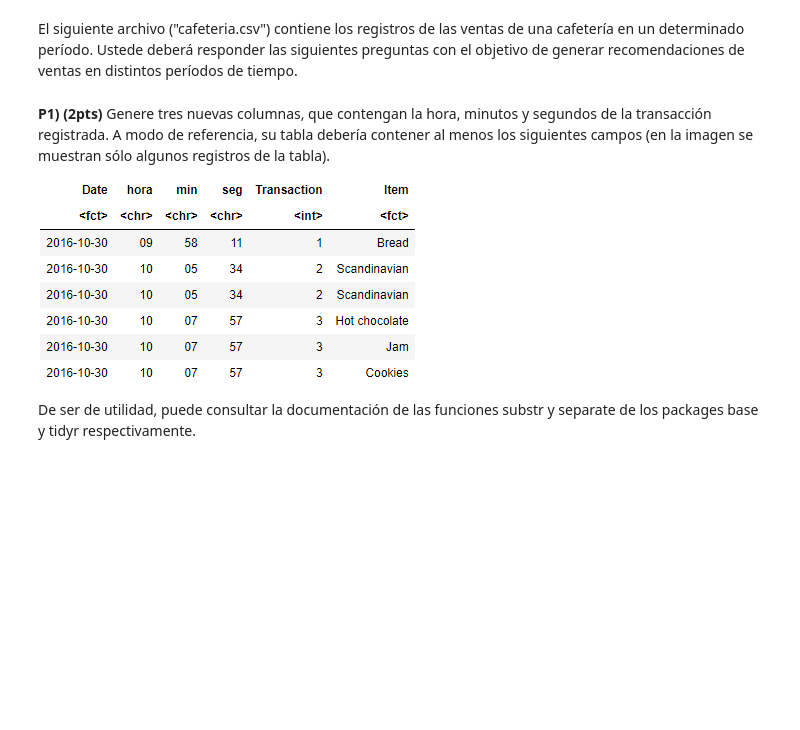
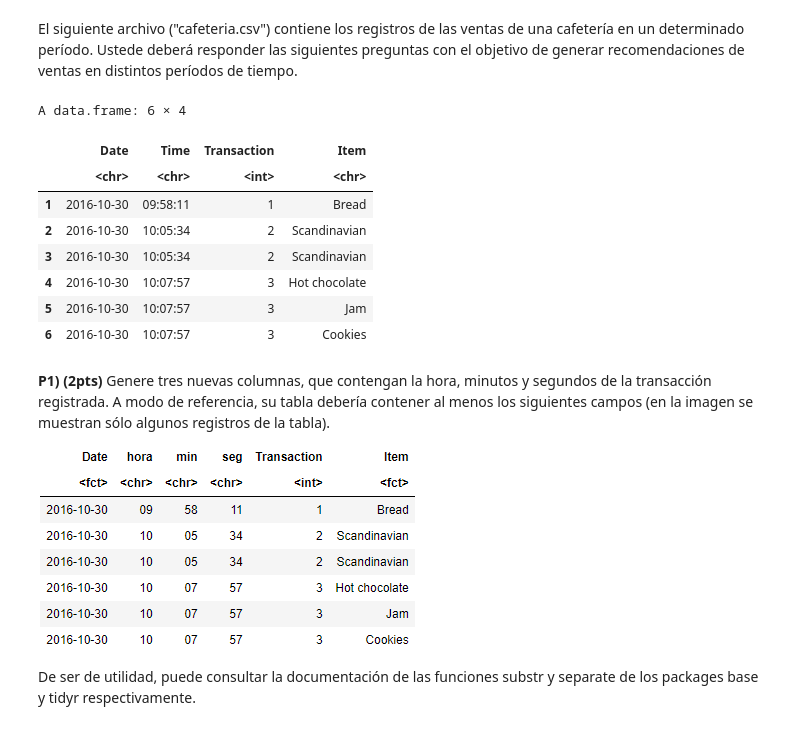
Before and after one commit to HaroldConley/diplomado_BD, a Jupyter notebook: Evaluaciones/C3/Evaluacion_final_v10.ipynb, the cells around one changed output. Drawn from its saved outputs; the diff is of its cells as text; code cells hidden in the pictures; blank space fills up the shorter version.

```diff
--- a/Evaluaciones/C3/Evaluacion_final_v10.ipynb
+++ b/Evaluaciones/C3/Evaluacion_final_v10.ipynb
@@ -300,6 +335,19 @@ El siguiente archivo ("cafeteria.csv") contiene los registros de las ventas de u
 Ustede deberá responder las siguientes preguntas con el objetivo de generar recomendaciones de ventas en distintos períodos de tiempo.
 # %%
 # Cargue aquí el archivo "cafeteria.csv"
+cafeteria <- read.csv("https://raw.githubusercontent.com/majorquev/DBDC_202206_Programacion_en_R_para_ciencia_de_datos/main/Evaluaciones/C3/cafeteria.csv")
+# %%
+cafeteria %>% head
+# %% [output]
+A data.frame: 6 × 4
+|  | Date | Time | Transaction | Item |
+|  | <chr> | <chr> | <int> | <chr> |
+| 1 | 2016-10-30 | 09:58:11 | 1 | Bread |
+| 2 | 2016-10-30 | 10:05:34 | 2 | Scandinavian |
+| 3 | 2016-10-30 | 10:05:34 | 2 | Scandinavian |
+| 4 | 2016-10-30 | 10:07:57 | 3 | Hot chocolate |
+| 5 | 2016-10-30 | 10:07:57 | 3 | Jam |
+| 6 | 2016-10-30 | 10:07:57 | 3 | Cookies |
 # %% [markdown]
 **P1) (2pts)** Genere tres nuevas columnas, que contengan la hora, minutos  y segundos de la transacción registrada.
 A modo de referencia, su tabla debería contener al menos los siguientes campos (en la imagen se muestran sólo algunos registros de la tabla).
```
Also changed, not shown: parts of 2 cells of this notebook.
